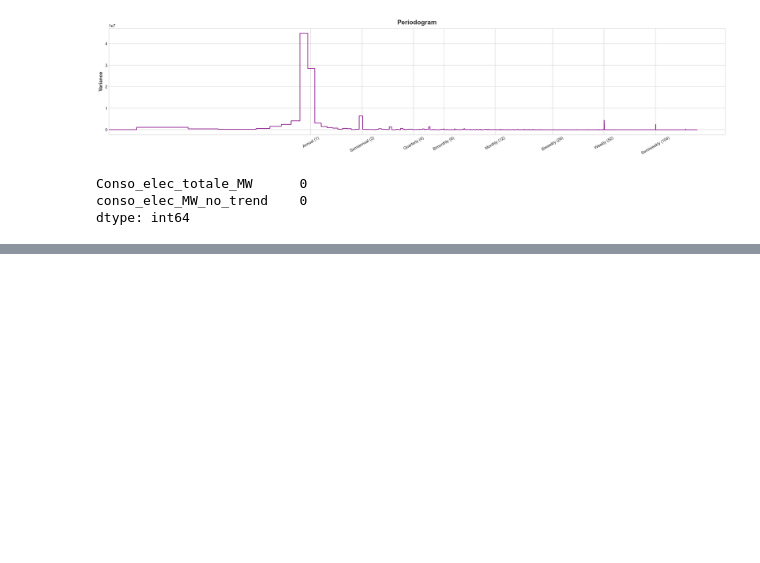
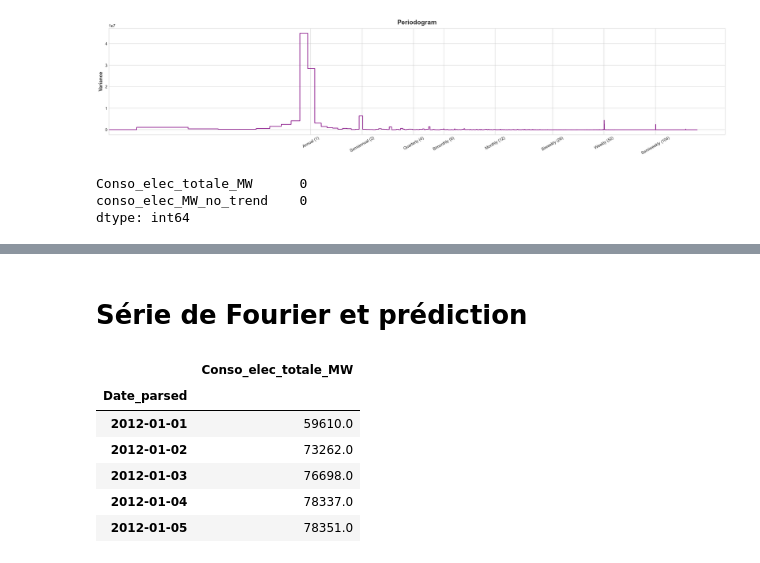
Before and after one commit to AxelRK200/Energy_Consumption_Forecast_Winter_2023-2024_France, a Jupyter notebook: 3_Seasonality.ipynb, the cells around one changed output, grey strips where cells are left out. Drawn from its saved outputs; the diff is of its cells as text; code cells hidden in the pictures; blank space fills up the shorter version.

```diff
--- a/3_Seasonality.ipynb
+++ b/3_Seasonality.ipynb
@@ -291,0 +296,24 @@ tandis que la saisonnalité observée au jour, ou à la demi-journée est de l'o
+# %% [markdown]
+# Série de Fourier et prédiction #
+# %%
+# Similaire à ce qui a été fait pour df_SF
+y = df_source[["Date_parsed","Conso_elec_totale_MW"]].groupby(
+    pd.Grouper(key='Date_parsed', axis=0, freq='D')
+    ).max()
+# %%
+# On ressort l'index pour en supprimer la timezone, DeterministicProcess ne marche pas sinon
+y.reset_index(inplace=True)
+# %%
+# Suppression de la tz, et remise en index
+y['Date_parsed'] = pd.to_datetime(y['Date_parsed'].dt.date)
+y.set_index('Date_parsed', inplace=True)
+# %%
+y.head()
+# %% [output]
+|  | Conso_elec_totale_MW |
+| Date_parsed |  |
+| 2012-01-01 | 59610.0 |
+| 2012-01-02 | 73262.0 |
+| 2012-01-03 | 76698.0 |
+| 2012-01-04 | 78337.0 |
+| 2012-01-05 | 78351.0 |
```
Also changed, not shown: parts of 12 cells of this notebook.
